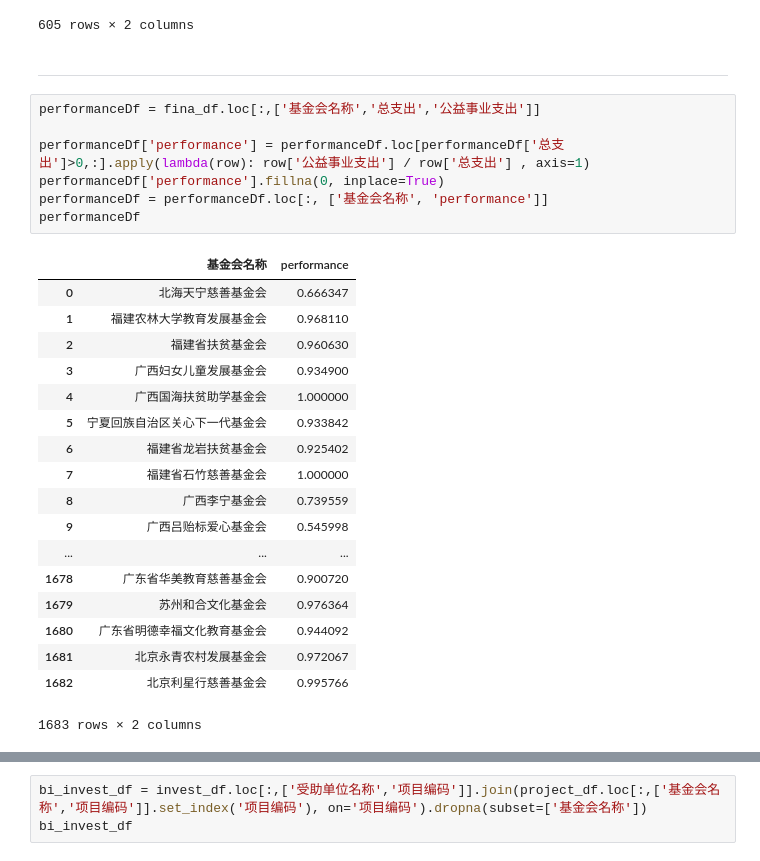
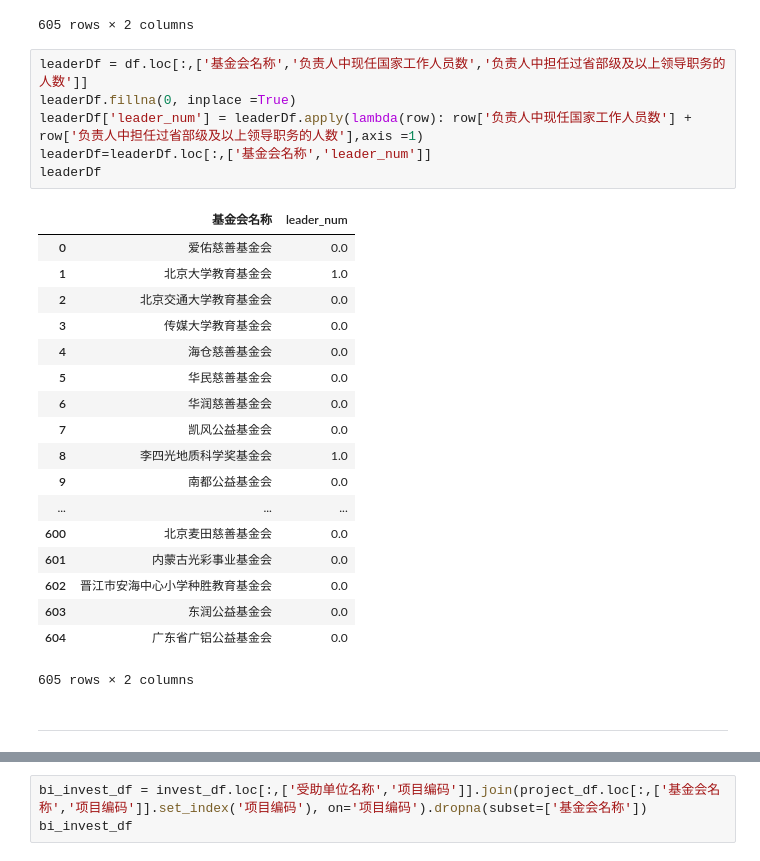
Before and after one commit to khuangaf/soicalHack, a Jupyter notebook: data_preprocess.ipynb, the cells around one changed output, grey strips where cells are left out. Saved outputs shown, nothing was run; the diff lists cells and outputs as text.

```diff
--- a/data_preprocess.ipynb
+++ b/data_preprocess.ipynb
@@ -219,31 +246,30 @@ manforceDf
 | 603 | 东润公益基金会 | 4.0 |
 | 604 | 广东省广铝公益基金会 | 6.0 |
 605 rows × 2 columns
+# %%
+leaderDf = df.loc[:,['基金会名称','负责人中现任国家工作人员数','负责人中担任过省部级及以上领导职务的人数']]
+leaderDf.fillna(0, inplace =True)
+leaderDf['leader_num'] = leaderDf.apply(lambda(row): row['负责人中现任国家工作人员数'] + row['负责人中担任过省部级及以上领导职务的人数'],axis =1)
+leaderDf=leaderDf.loc[:,['基金会名称','leader_num']]
+leaderDf
+# %% [output]
+|  | 基金会名称 | leader_num |
+| 0 | 爱佑慈善基金会 | 0.0 |
+| 1 | 北京大学教育基金会 | 1.0 |
+| 2 | 北京交通大学教育基金会 | 0.0 |
+| 3 | 传媒大学教育基金会 | 0.0 |
+| 4 | 海仓慈善基金会 | 0.0 |
+| 5 | 华民慈善基金会 | 0.0 |
+| 6 | 华润慈善基金会 | 0.0 |
+| 7 | 凯风公益基金会 | 0.0 |
+| 8 | 李四光地质科学奖基金会 | 1.0 |
+| 9 | 南都公益基金会 | 0.0 |
+| ... | ... | ... |
+| 600 | 北京麦田慈善基金会 | 0.0 |
+| 601 | 内蒙古光彩事业基金会 | 0.0 |
+| 602 | 晋江市安海中心小学种胜教育基金会 | 0.0 |
+| 603 | 东润公益基金会 | 0.0 |
+| 604 | 广东省广铝公益基金会 | 0.0 |
+605 rows × 2 columns
 # %% [markdown]
 <hr>
-# %%
-performanceDf = fina_df.loc[:,['基金会名称','总支出','公益事业支出']]
-
-performanceDf['performance'] = performanceDf.loc[performanceDf['总支出']>0,:].apply(lambda(row): row['公益事业支出'] / row['总支出'] , axis=1)
-performanceDf['performance'].fillna(0, inplace=True)
-performanceDf = performanceDf.loc[:, ['基金会名称', 'performance']]
-performanceDf
-# %% [output]
-|  | 基金会名称 | performance |
-| 0 | 北海天宁慈善基金会 | 0.666347 |
-| 1 | 福建农林大学教育发展基金会 | 0.968110 |
-| 2 | 福建省扶贫基金会 | 0.960630 |
-| 3 | 广西妇女儿童发展基金会 | 0.934900 |
-| 4 | 广西国海扶贫助学基金会 | 1.000000 |
-| 5 | 宁夏回族自治区关心下一代基金会 | 0.933842 |
-| 6 | 福建省龙岩扶贫基金会 | 0.925402 |
-| 7 | 福建省石竹慈善基金会 | 1.000000 |
-| 8 | 广西李宁基金会 | 0.739559 |
-| 9 | 广西吕贻标爱心基金会 | 0.545998 |
-| ... | ... | ... |
-| 1678 | 广东省华美教育慈善基金会 | 0.900720 |
-| 1679 | 苏州和合文化基金会 | 0.976364 |
-| 1680 | 广东省明德幸福文化教育基金会 | 0.944092 |
-| 1681 | 北京永青农村发展基金会 | 0.972067 |
-| 1682 | 北京利星行慈善基金会 | 0.995766 |
-1683 rows × 2 columns
```
Also changed, not shown: parts of 11 cells of this notebook.
